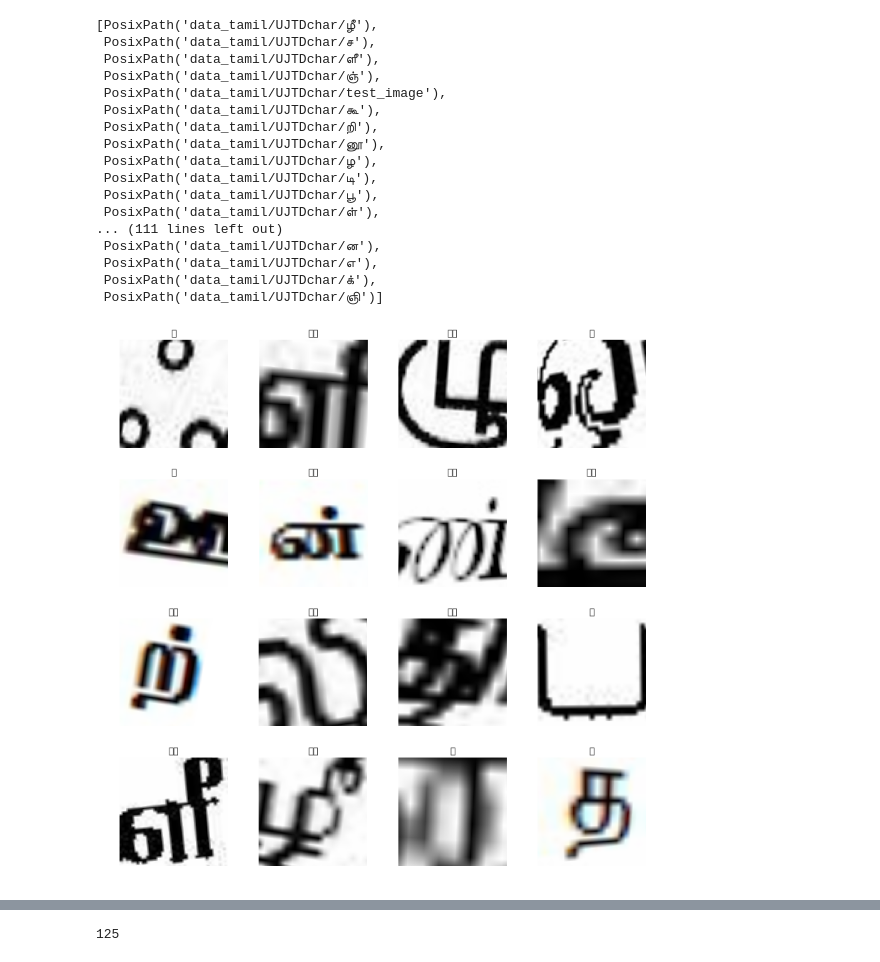
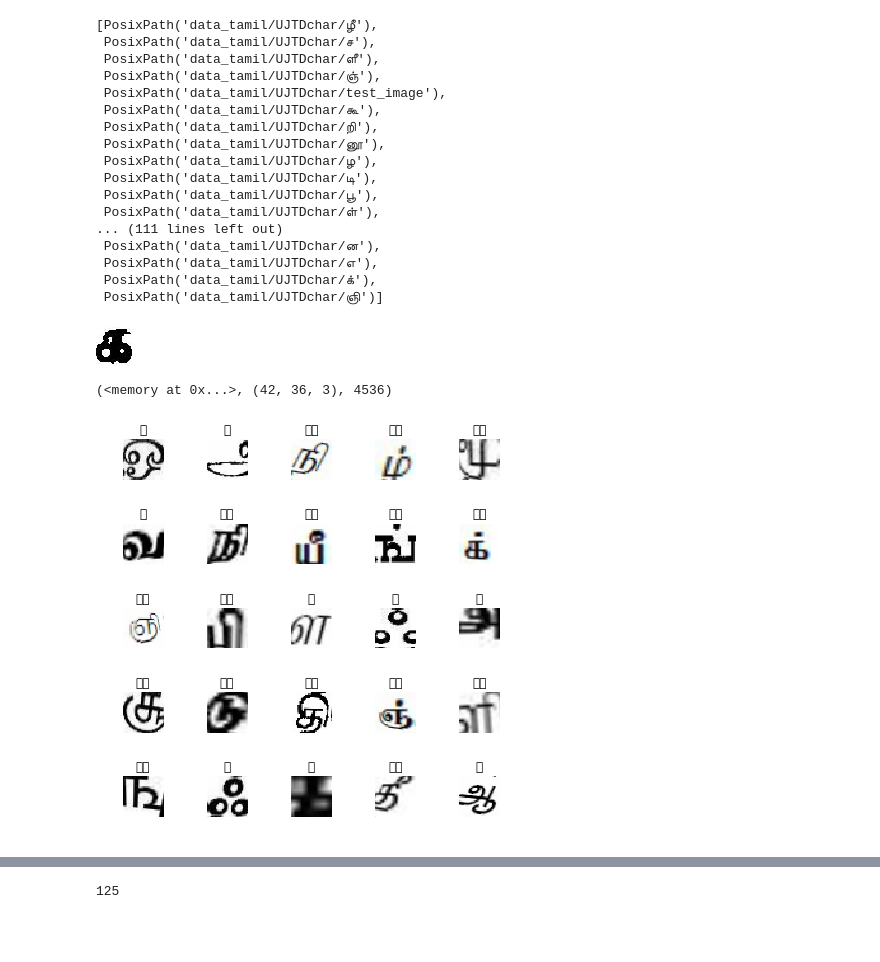
Before and after one commit to bhuvanakundumani/Tamil_char_recognition, a Jupyter notebook: Tamil_char_classifier.ipynb, the cells around one changed output, grey strips where cells are left out. Drawn from its saved outputs; the diff is of its cells as text; code cells hidden in the pictures; blank space fills up the shorter version.

```diff
--- a/Tamil_char_classifier.ipynb
+++ b/Tamil_char_classifier.ipynb
@@ -85,2 +80,11 @@ doc(ImageItemList)
 # %%
 Visualising data in the dataset.
+# %%
+img = open_image('data_tamil/UJTDchar/க/Ta (1).jpg')
+img
+# %% [output]
+[figure, added]
+# %%
+img.data,img.shape,img.size
+# %% [output]
+(<memory at 0x...>, (42, 36, 3), 4536)
@@ -87,7 +103,7 @@ Visualising data in the dataset.
 # %%
-data.show_batch(rows=4, figsize=(11,11))
+data.show_batch(rows=5, figsize=(6,6))
 # %% [output]
-[figure, old version]
+[figure, new version]
 # %%
 print(data.classes)
 # %% [output]
```
Also changed, not shown: parts of 45 cells of this notebook.
